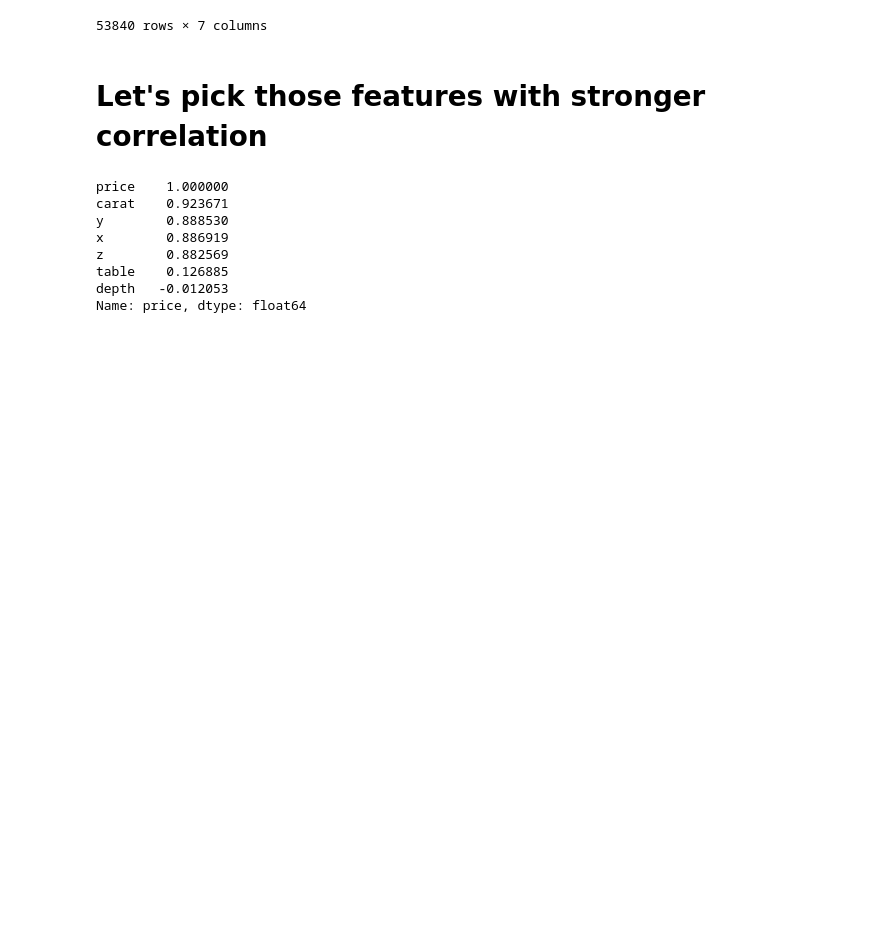
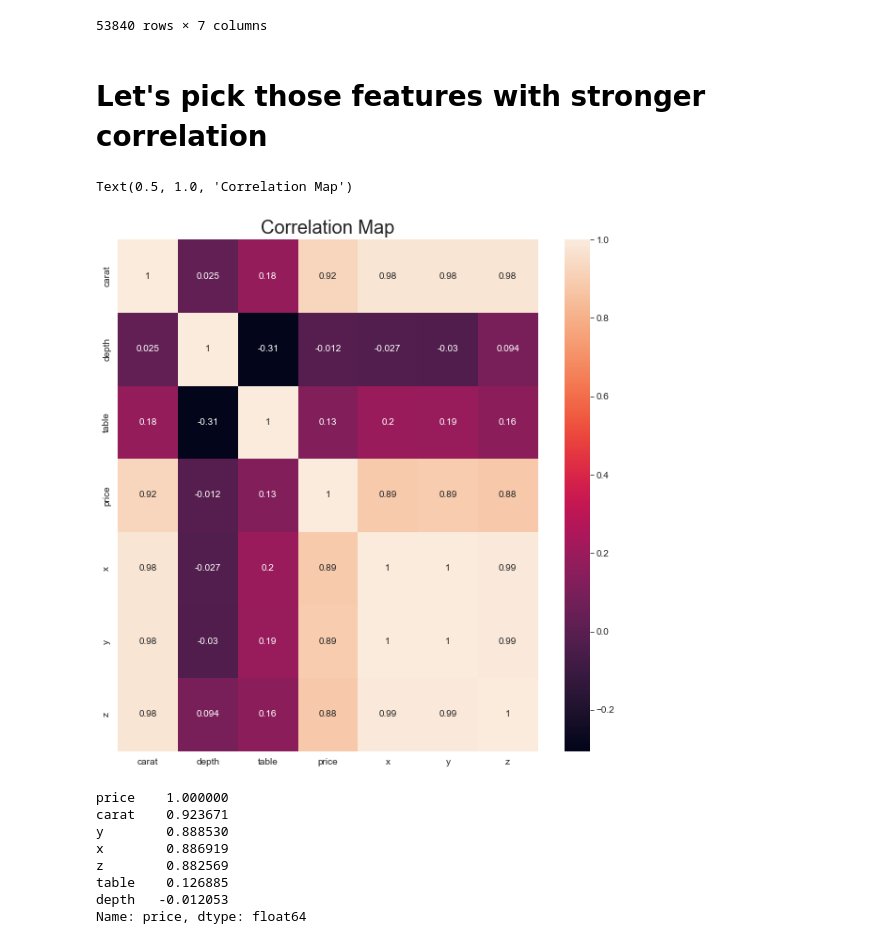
Before and after one commit to Aleengelstajn/DiamondsPrice---Machine-Learning, a Jupyter notebook: Diamonds_ML.ipynb, the cells around one changed output. Cells and saved outputs as stored; diff of their text form; code cells hidden in the pictures; blank space fills up the shorter version.

```diff
--- a/Diamonds_ML.ipynb
+++ b/Diamonds_ML.ipynb
@@ -186,6 +186,13 @@ df_num
 53840 rows × 7 columns
 # %% [markdown]
 # Let's pick those features with stronger correlation
+# %%
+plt.subplots(figsize=(10,10))
+sns.heatmap(df_num.corr(), annot=True, square=False)
+plt.title('Correlation Map', fontsize=20)
+# %% [output]
+Text(0.5, 1.0, 'Correlation Map')
+[figure, added]
 # %%
 df_num.corr()['price'].sort_values(ascending=False)
 # %% [output]
```
Also changed, not shown: parts of 5 cells of this notebook.
